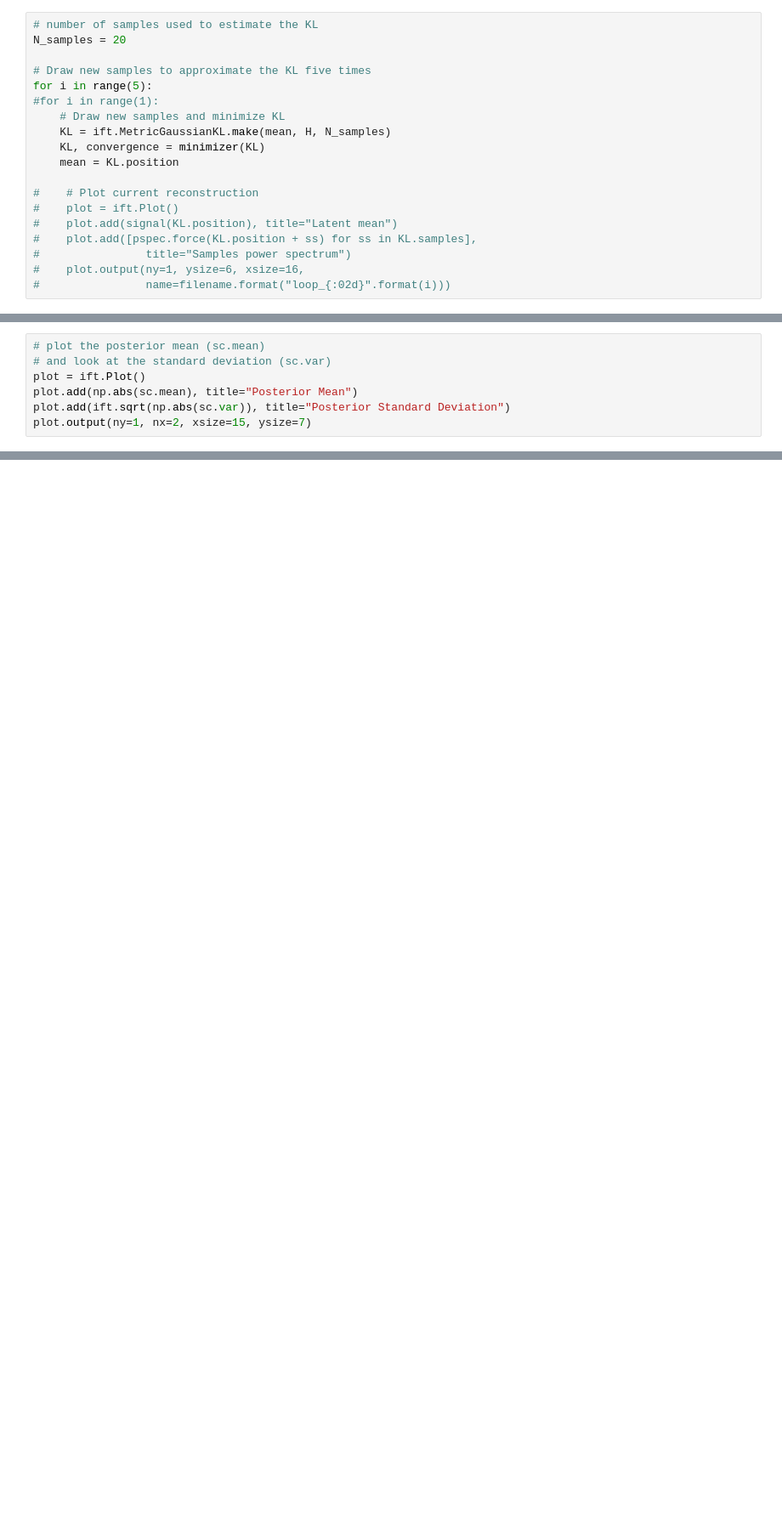
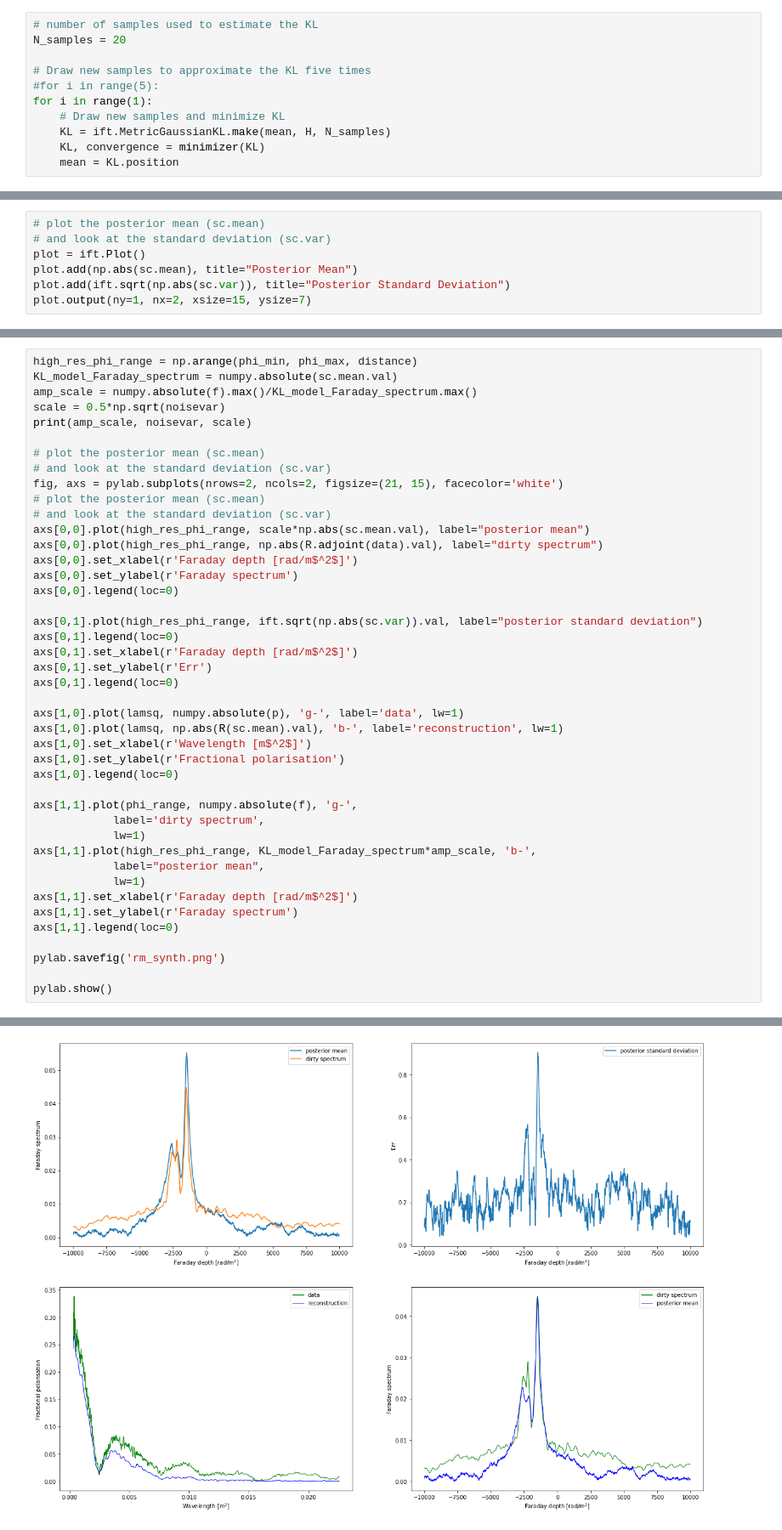
Before and after one commit to rubyvanrooyen/NIFTyworkshop, a Jupyter notebook: NIFTy_RMsynth_CorrelatedFieldModel.ipynb, the cells around one changed output, grey strips where cells are left out. Shown at 85% size. Drawn from its saved outputs; the diff is of its cells as text; blank space fills up the shorter version.

```diff
--- a/NIFTy_RMsynth_CorrelatedFieldModel.ipynb
+++ b/NIFTy_RMsynth_CorrelatedFieldModel.ipynb
@@ -199,18 +215,10 @@ minimizer = ift.NewtonCG(ic_newton)
 N_samples = 20
 
 # Draw new samples to approximate the KL five times
-for i in range(5):
-#for i in range(1):
+#for i in range(5):
+for i in range(1):
     # Draw new samples and minimize KL
     KL = ift.MetricGaussianKL.make(mean, H, N_samples)
     KL, convergence = minimizer(KL)
     mean = KL.position
-
-#    # Plot current reconstruction
-#    plot = ift.Plot()
-#    plot.add(signal(KL.position), title="Latent mean")
-#    plot.add([pspec.force(KL.position + ss) for ss in KL.samples],
-#                title="Samples power spectrum")
-#    plot.output(ny=1, ysize=6, xsize=16,
-#                name=filename.format("loop_{:02d}".format(i)))
 # %%
@@ -232,0 +237,44 @@ print(sc.mean.size)
+# %%
+high_res_phi_range = np.arange(phi_min, phi_max, distance)
+KL_model_Faraday_spectrum = numpy.absolute(sc.mean.val)
+amp_scale = numpy.absolute(f).max()/KL_model_Faraday_spectrum.max()
+scale = 0.5*np.sqrt(noisevar)
+print(amp_scale, noisevar, scale)
+
+# plot the posterior mean (sc.mean)
+# and look at the standard deviation (sc.var)
+fig, axs = pylab.subplots(nrows=2, ncols=2, figsize=(21, 15), facecolor='white')
+# plot the posterior mean (sc.mean)
+# and look at the standard deviation (sc.var)
+axs[0,0].plot(high_res_phi_range, scale*np.abs(sc.mean.val), label="posterior mean")
+axs[0,0].plot(high_res_phi_range, np.abs(R.adjoint(data).val), label="dirty spectrum")
+axs[0,0].set_xlabel(r'Faraday depth [rad/m$^2$]')
+axs[0,0].set_ylabel(r'Faraday spectrum')
+axs[0,0].legend(loc=0)
+
+axs[0,1].plot(high_res_phi_range, ift.sqrt(np.abs(sc.var)).val, label="posterior standard deviation")
+axs[0,1].legend(loc=0)
+axs[0,1].set_xlabel(r'Faraday depth [rad/m$^2$]')
+axs[0,1].set_ylabel(r'Err')
+axs[0,1].legend(loc=0)
+
+axs[1,0].plot(lamsq, numpy.absolute(p), 'g-', label='data', lw=1)
+axs[1,0].plot(lamsq, np.abs(R(sc.mean).val), 'b-', label='reconstruction', lw=1)
+axs[1,0].set_xlabel(r'Wavelength [m$^2$]')
+axs[1,0].set_ylabel(r'Fractional polarisation')
+axs[1,0].legend(loc=0)
+
+axs[1,1].plot(phi_range, numpy.absolute(f), 'g-',
+            label='dirty spectrum',
+            lw=1)
+axs[1,1].plot(high_res_phi_range, KL_model_Faraday_spectrum*amp_scale, 'b-',
+            label="posterior mean",
+            lw=1)
+axs[1,1].set_xlabel(r'Faraday depth [rad/m$^2$]')
+axs[1,1].set_ylabel(r'Faraday spectrum')
+axs[1,1].legend(loc=0)
+
+pylab.savefig('rm_synth.png')
+
+pylab.show()
+# %% [output]
@@ -232,0 +282 @@ print(sc.mean.size)
+[figure, added]
```
Also changed, not shown: parts of 12 cells of this notebook.
